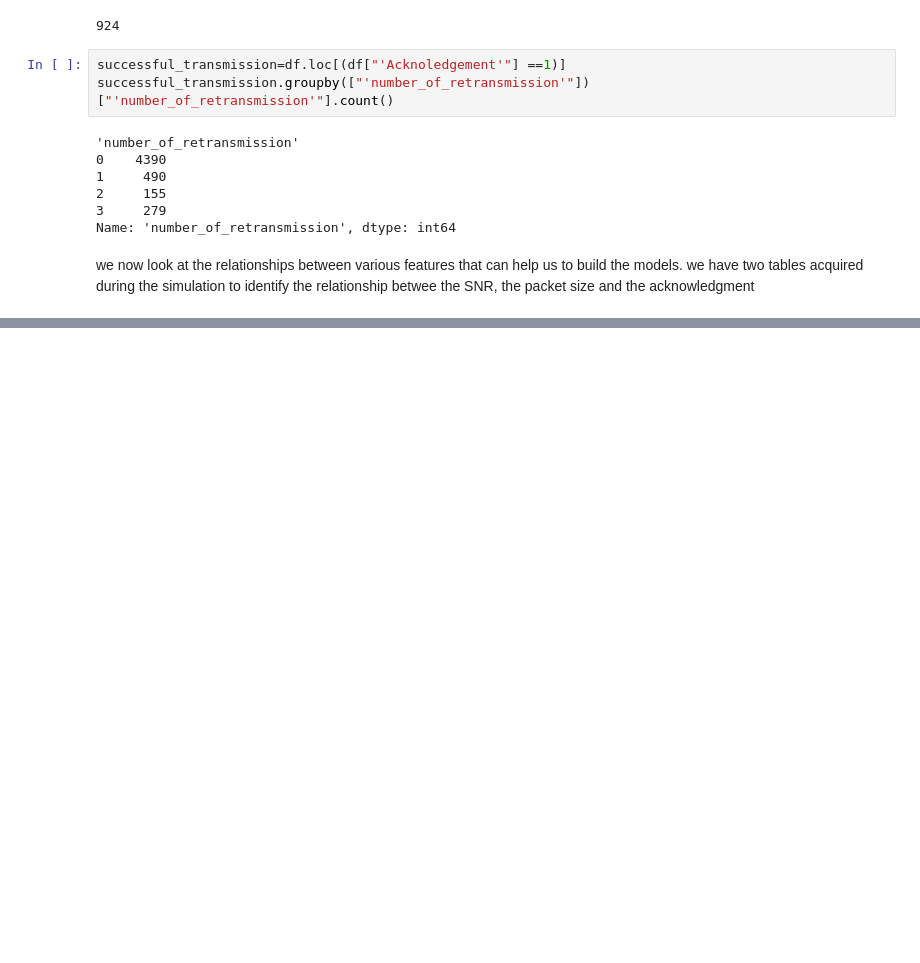
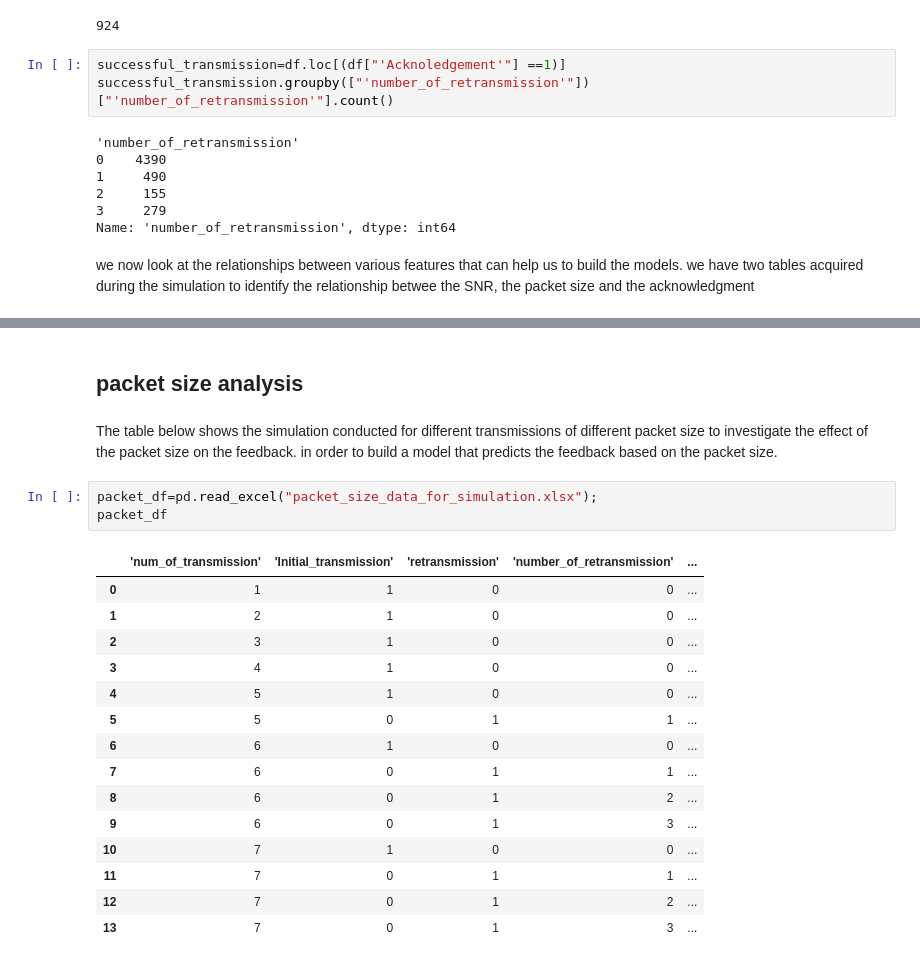
Before and after one commit to mahhembe/Research-project, a Jupyter notebook: Research_model_building.ipynb, the cells around one changed output, grey strips where cells are left out. Saved outputs shown, nothing was run; the diff lists cells and outputs as text; blank space fills up the shorter version.

```diff
--- a/Research_model_building.ipynb
+++ b/Research_model_building.ipynb
@@ -184,0 +216,23 @@ df_SNR
+# %% [markdown]
+## packet size analysis
+# %% [markdown]
+The table below shows the simulation conducted for different transmissions of different packet size to investigate the effect of the packet size on the feedback. in order to build a model that predicts the feedback based on the packet size.
+# %%
+packet_df=pd.read_excel("packet_size_data_for_simulation.xlsx");
+packet_df
+# %% [output]
+|  | 'num_of_transmission' | 'Initial_transmission' | 'retransmission' | 'number_of_retransmission' | ... |
+| 0 | 1 | 1 | 0 | 0 | ... |
+| 1 | 2 | 1 | 0 | 0 | ... |
+| 2 | 3 | 1 | 0 | 0 | ... |
+| 3 | 4 | 1 | 0 | 0 | ... |
+| 4 | 5 | 1 | 0 | 0 | ... |
+| 5 | 5 | 0 | 1 | 1 | ... |
+| 6 | 6 | 1 | 0 | 0 | ... |
+| 7 | 6 | 0 | 1 | 1 | ... |
+| 8 | 6 | 0 | 1 | 2 | ... |
+| 9 | 6 | 0 | 1 | 3 | ... |
+| 10 | 7 | 1 | 0 | 0 | ... |
+| 11 | 7 | 0 | 1 | 1 | ... |
+| 12 | 7 | 0 | 1 | 2 | ... |
+| 13 | 7 | 0 | 1 | 3 | ... |
```
Also changed, not shown: parts of 45 cells of this notebook.
